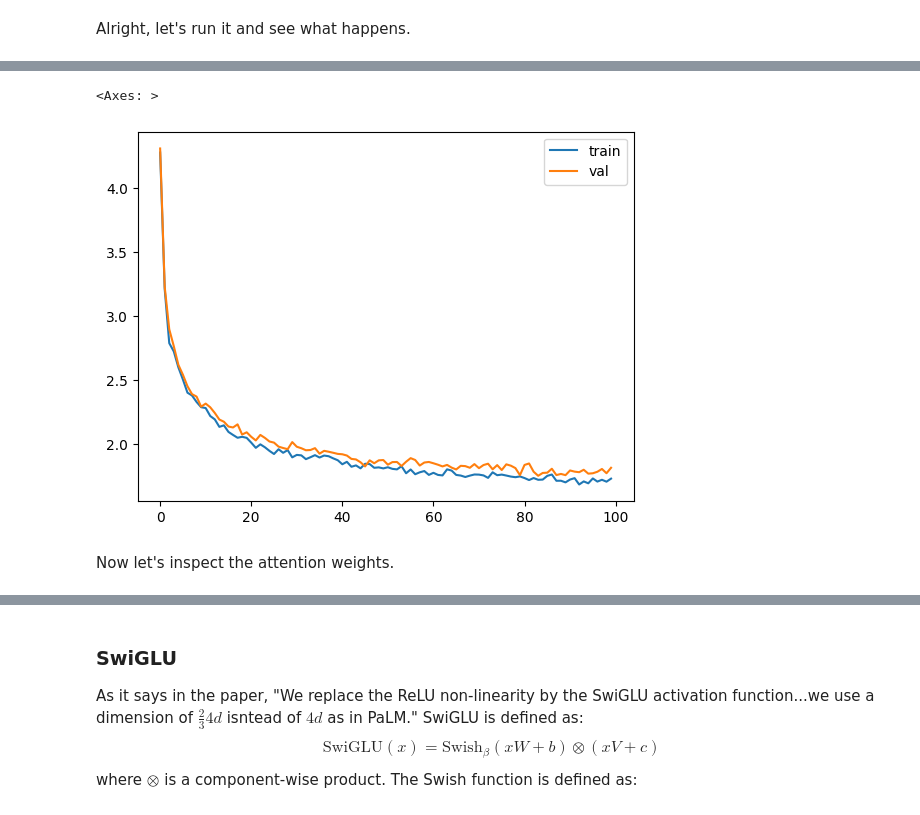
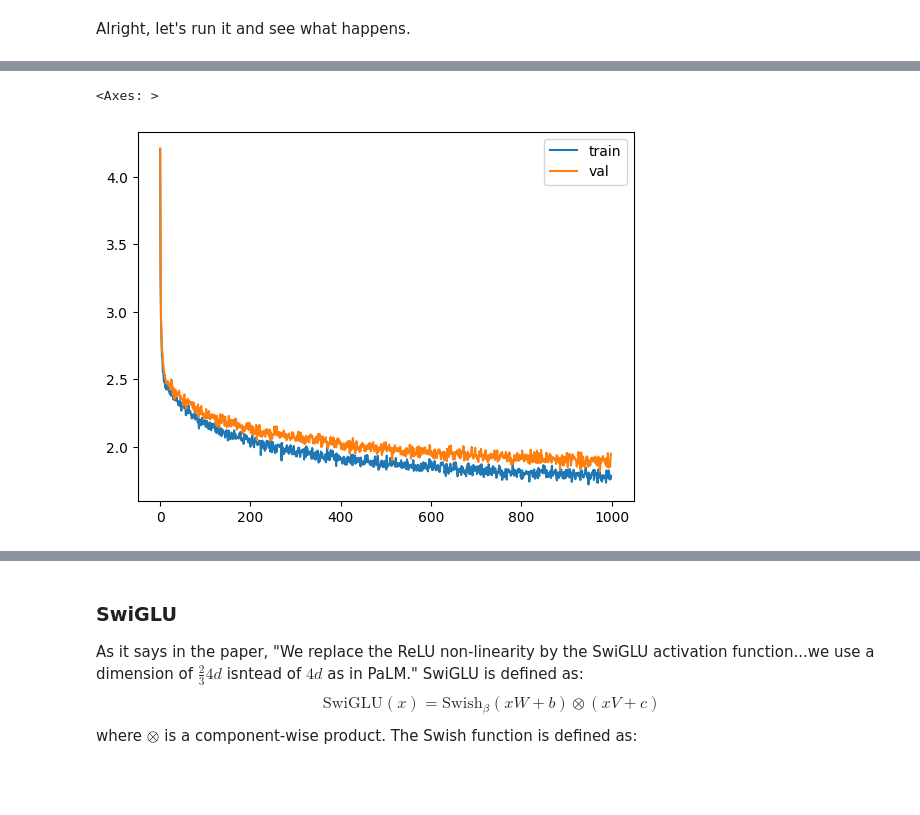
Before and after one commit to bkitano/llama-from-scratch, a Jupyter notebook: llama2.ipynb, the cells around one changed output, grey strips where cells are left out. Drawn from its saved outputs; the diff is of its cells as text; code cells hidden in the pictures; blank space fills up the shorter version.

```diff
--- a/llama2.ipynb
+++ b/llama2.ipynb
@@ -121,7 +130,7 @@ def evaluate_loss(model, config=MASTER_CONFIG):
 Here's a basic feed-forward neural network with embeddings. It's the base model we're going to start with, and then swap out parts of it as we go along until we eventually end up with the model as described in Llama.
 # %%
 class SimpleBrokenModel(nn.Module):
-    def __init__(self, config):
+    def __init__(self, config=MASTER_CONFIG):
         super().__init__()
         self.config = config
 
@@ -140,14 +149,17 @@ class SimpleBrokenModel(nn.Module):
         logits = F.softmax(a, dim=-1)
 
         if targets is not None:
-            loss = F.cross_entropy(logits.view(-1, config['vocab_size']), targets.view(-1))
+            loss = F.cross_entropy(logits.view(-1, self.config['vocab_size']), targets.view(-1))
             return logits, loss
 
         else:
             return logits
 
+MASTER_CONFIG.update({
+    'd_model': 128,
+})
 model = SimpleBrokenModel(MASTER_CONFIG)
-xs, ys = get_batches(dataset, 'train', config['batch_size'], config['context_window'])
+xs, ys = get_batches(dataset, 'train', MASTER_CONFIG['batch_size'], MASTER_CONFIG['context_window'])
 
 logits, loss = model(xs, ys)
 # %% [output]
@@ -165,15 +177,11 @@ We have to reshape the `logits` and `targets` tensors so that their dimensions m
 # %% [markdown]
 Alright, let's train our `SimpleBrokenModel` to make sure gradients flow. After we confirm that, we can swap out parts of it to match Llama, train again, and track our progress. It's at this point that I start keeping a *log* of my training runs, so that I can easily just go back to a previous run in the event that I mess something up.
 # %%
-config = {
-    "d_model": 128,
-    "batch_size": 32,
-    "context_window": 16,
-    "vocab_size": len(vocab),
-    "epochs": 1000,
-    "log_interval": 10,
-}
-model = SimpleBrokenModel(config)
+MASTER_CONFIG.update({
+    'epochs': 1000,
+    'log_interval': 10
+})
+model = SimpleBrokenModel(MASTER_CONFIG)
 
 optimizer = torch.optim.Adam(
     model.parameters(),
@@ -302,9 +311,7 @@ In Vaswani 2017, the original transformer uses BatchNormalization. In Llama, the
 class RMSNorm(nn.Module):
     def __init__(self, layer_shape, eps=1e-8, bias=False):
         super(RMSNorm, self).__init__()
-
-        self.scale = nn.Parameter(torch.ones(layer_shape))
-        self.register_parameter("scale", self.scale)
+        self.register_parameter("scale", nn.Parameter(torch.ones(layer_shape)))
 
     def forward(self, x):
         """
@@ -321,7 +328,7 @@ config = {
     'd_model': 13,
 }
 batch = torch.randn((config['batch_size'], config['context_window'], config['d_model']))
-m = RMSNorm((config['context_window'],config['d_model']))
+m = RMSNorm((config['context_window'], config['d_model']))
 g = m(batch)
 print(g.shape)
 # %% [output]
@@ -558,0 +569,10 @@ assert torch.allclose(q @ k, x_k.T @ layer.w_k.weight.T @ layer.R[n-m, :, :].T @
+# %%
+MASTER_CONFIG.update({
+    'n_heads': 8,
+})
+layer = RoPEAttention(MASTER_CONFIG)
+batch = torch.ones((MASTER_CONFIG['batch_size'], MASTER_CONFIG['context_window'], MASTER_CONFIG['d_model']))
+output, attn_weights = layer(batch, return_attn_weights=True)
+
+plt.imshow(attn_weights[0].detach().numpy(), interpolation='nearest')
+plt.colorbar()
@@ -566,7 +650,7 @@ class RopeModel(nn.Module):
 
         self.embedding = nn.Embedding(config['vocab_size'], config['d_model'])
         self.rms = RMSNorm((config['context_window'], config['d_model']))
-        self.rope_attention = RoPEAttention(config)
+        self.rope_attention = RoPEAttention_wMask(config)
 
         self.linear = nn.Sequential(
             nn.Linear(config['d_model'], config['d_model']),
@@ -608,4 +692,2 @@ validation loss:  1.815726065635681
 <Axes: >
-[figure, old version]
+[figure, new version]
-# %% [markdown]
-Now let's inspect the attention weights.
```
Also changed, not shown: parts of 48 cells of this notebook.
